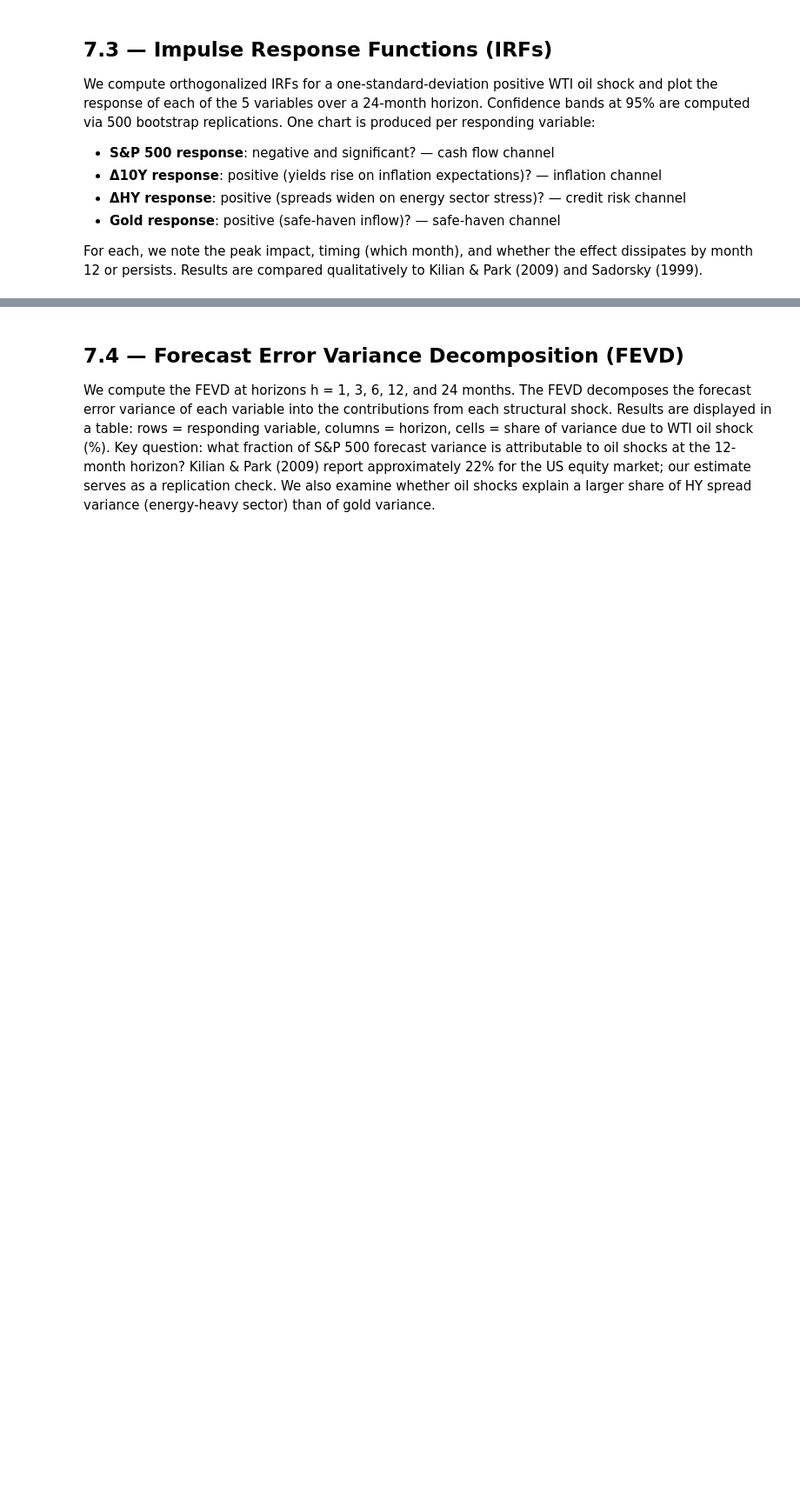
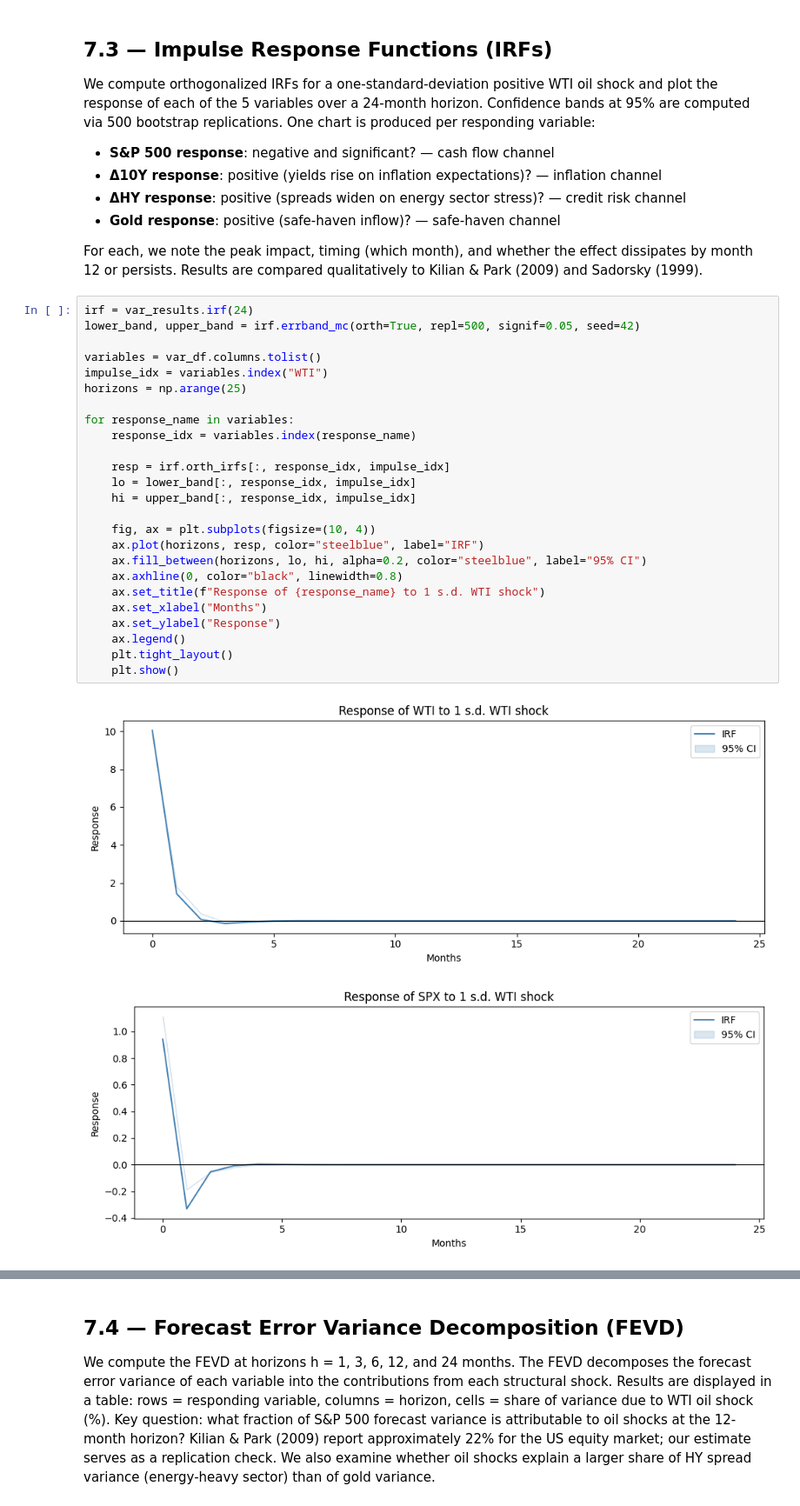
Before and after one commit to Altankaragulle/EMIF_Project_Oil, a Jupyter notebook: EMIF_Oil_Shock_Project.ipynb, the cells around one changed output, grey strips where cells are left out. Shown at 87% size. Saved outputs shown, nothing was run; the diff lists cells and outputs as text; blank space fills up the shorter version.

```diff
--- a/EMIF_Oil_Shock_Project.ipynb
+++ b/EMIF_Oil_Shock_Project.ipynb
@@ -1268,3 +1341,31 @@ We compute orthogonalized IRFs for a one-standard-deviation positive WTI oil sho
 - **Gold response**: positive (safe-haven inflow)? — safe-haven channel
 
 For each, we note the peak impact, timing (which month), and whether the effect dissipates by month 12 or persists. Results are compared qualitatively to Kilian & Park (2009) and Sadorsky (1999).
+# %%
+irf = var_results.irf(24)
+lower_band, upper_band = irf.errband_mc(orth=True, repl=500, signif=0.05, seed=42)
+
+variables = var_df.columns.tolist()
+impulse_idx = variables.index("WTI")
+horizons = np.arange(25)
+
+for response_name in variables:
+    response_idx = variables.index(response_name)
+
+    resp = irf.orth_irfs[:, response_idx, impulse_idx]
+    lo = lower_band[:, response_idx, impulse_idx]
+    hi = upper_band[:, response_idx, impulse_idx]
+
+    fig, ax = plt.subplots(figsize=(10, 4))
+    ax.plot(horizons, resp, color="steelblue", label="IRF")
+    ax.fill_between(horizons, lo, hi, alpha=0.2, color="steelblue", label="95% CI")
+    ax.axhline(0, color="black", linewidth=0.8)
+    ax.set_title(f"Response of {response_name} to 1 s.d. WTI shock")
+    ax.set_xlabel("Months")
+    ax.set_ylabel("Response")
+    ax.legend()
+    plt.tight_layout()
+    plt.show()
+# %% [output]
+[figure, added]
+[figure, added]
```
Also changed, not shown: parts of 14 cells of this notebook.
